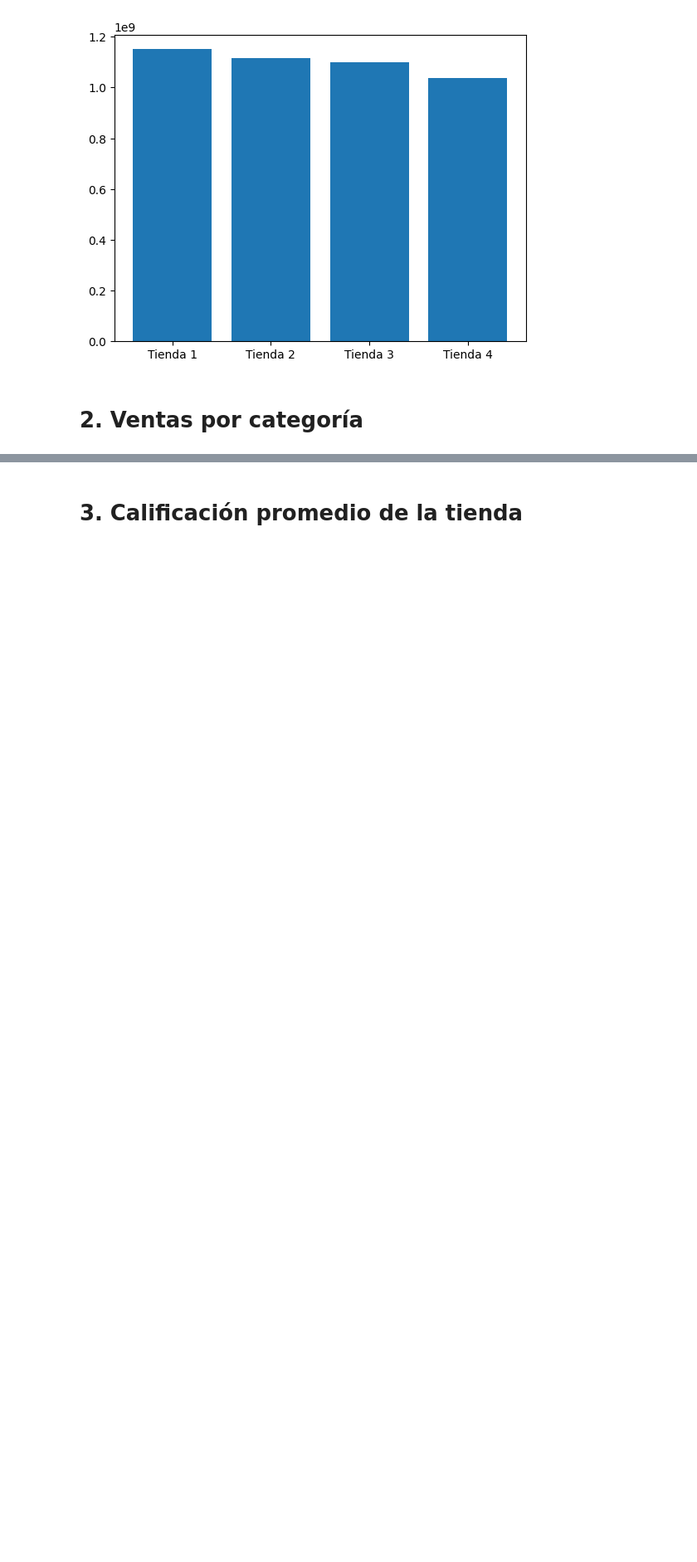
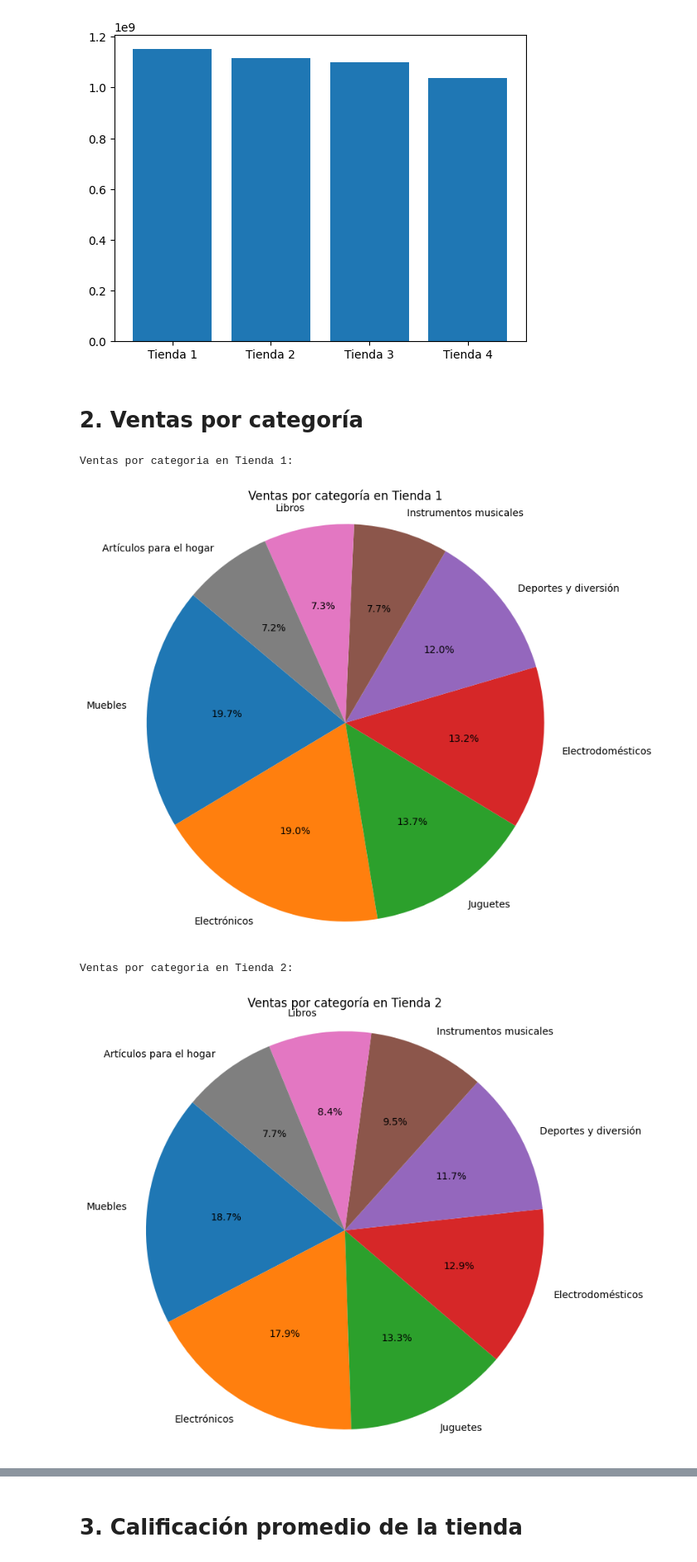
Before and after one commit to maximo-he/Challenge-Alura-Store, a Jupyter notebook: AluraStoreLatam.ipynb, the cells around one changed output, grey strips where cells are left out. Shown at 83% size. Cells and saved outputs as stored; diff of their text form; code cells hidden in the pictures; blank space fills up the shorter version.

```diff
--- a/AluraStoreLatam.ipynb
+++ b/AluraStoreLatam.ipynb
@@ -53,3 +53,26 @@ ingresos de la Tienda 1 = 1038375700.0.
 [figure]
 # %% [markdown]
 # 2. Ventas por categoría
+# %%
+def ventas_categoria_tienda(tienda_df, nombre_tienda):
+  ventas_categoria = tienda_df['Categoría del Producto'].value_counts()
+
+  print(f"\nVentas por categoria en {nombre_tienda}:\n")
+
+  #Gráfico#
+  plt.figure(figsize=(8, 8))
+  plt.pie(ventas_categoria, labels=ventas_categoria.index, autopct='%1.1f%%', startangle=140)
+  plt.title(f'Ventas por categoría en {nombre_tienda}')
+  plt.axis('equal')
+  plt.show()
+
+#Función para cada tienda
+ventas_categoria_tienda(tienda, 'Tienda 1')
+ventas_categoria_tienda(tienda2, 'Tienda 2')
+ventas_categoria_tienda(tienda3, 'Tienda 3')
+ventas_categoria_tienda(tienda4, 'Tienda 4')
+# %% [output]
+Ventas por categoria en Tienda 1:
+[figure, added]
+Ventas por categoria en Tienda 2:
+[figure, added]
```
Also changed, not shown: parts of 1 cell of this notebook.
